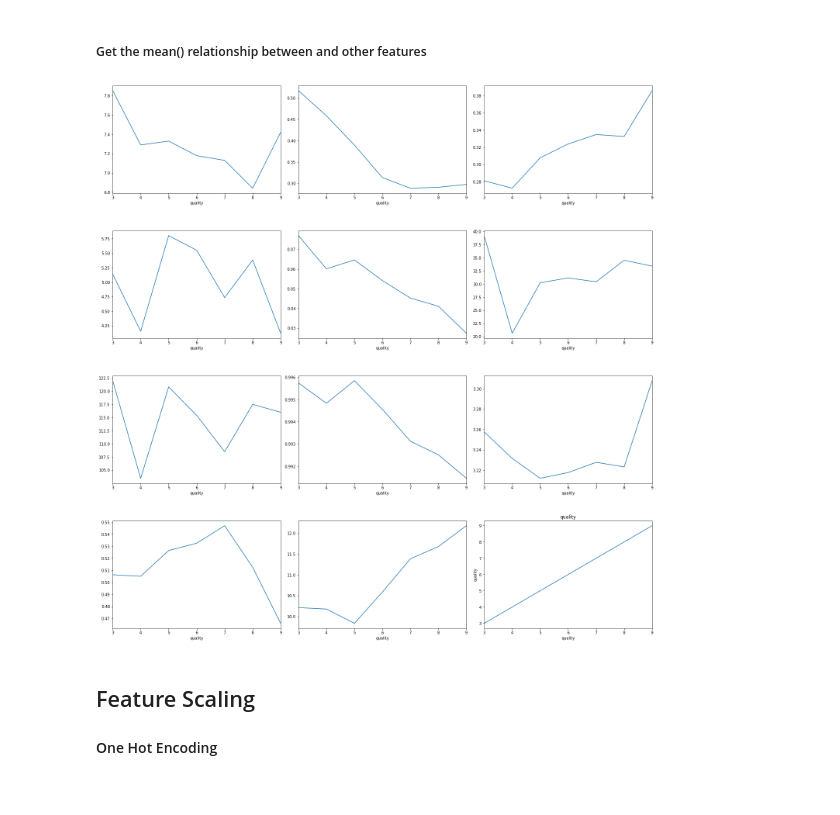
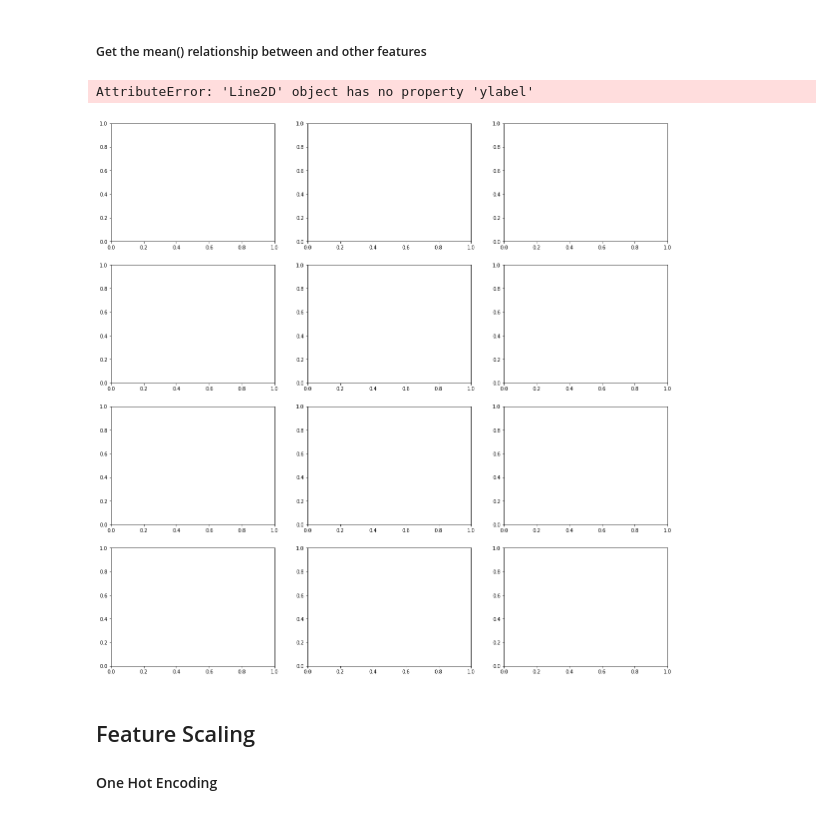
Before and after one commit to LevonPython/Wine-quality-ML-, a Jupyter notebook: Wine project.ipynb, the cells around one changed output. Saved outputs shown, nothing was run; the diff lists cells and outputs as text; code cells hidden in the pictures.

```diff
--- a/Wine project.ipynb
+++ b/Wine project.ipynb
@@ -273,19 +274,20 @@ sns.heatmap(corr[(corr >= 0.3) | (corr <= -0.3)],
 # %%
 fig,ax = plt.subplots(ncols = 3, nrows = 4, figsize = (20, 20))
 index = 0
 ax = ax.flatten()
 for column, value in df.items():
     if column != 'type':
 
-        df.groupby('quality')[column].mean().plot.line(ax = ax[index])
+        df.groupby('quality')[column].mean().plot.line(ax = ax[index], ylabel=column)
         #ax.set_ylabel(column)
         plt.ylabel(column)
         plt.title(column)
         index += 1
 
 plt.tight_layout(pad = 0.5, w_pad = 0.7, h_pad = 5.0)
 # %% [output]
+AttributeError: 'Line2D' object has no property 'ylabel'
-[figure, old version]
+[figure, new version]
 # %% [markdown]
 ## Feature Scaling
 #### One Hot Encoding
```
Also changed, not shown: parts of 9 cells of this notebook.
